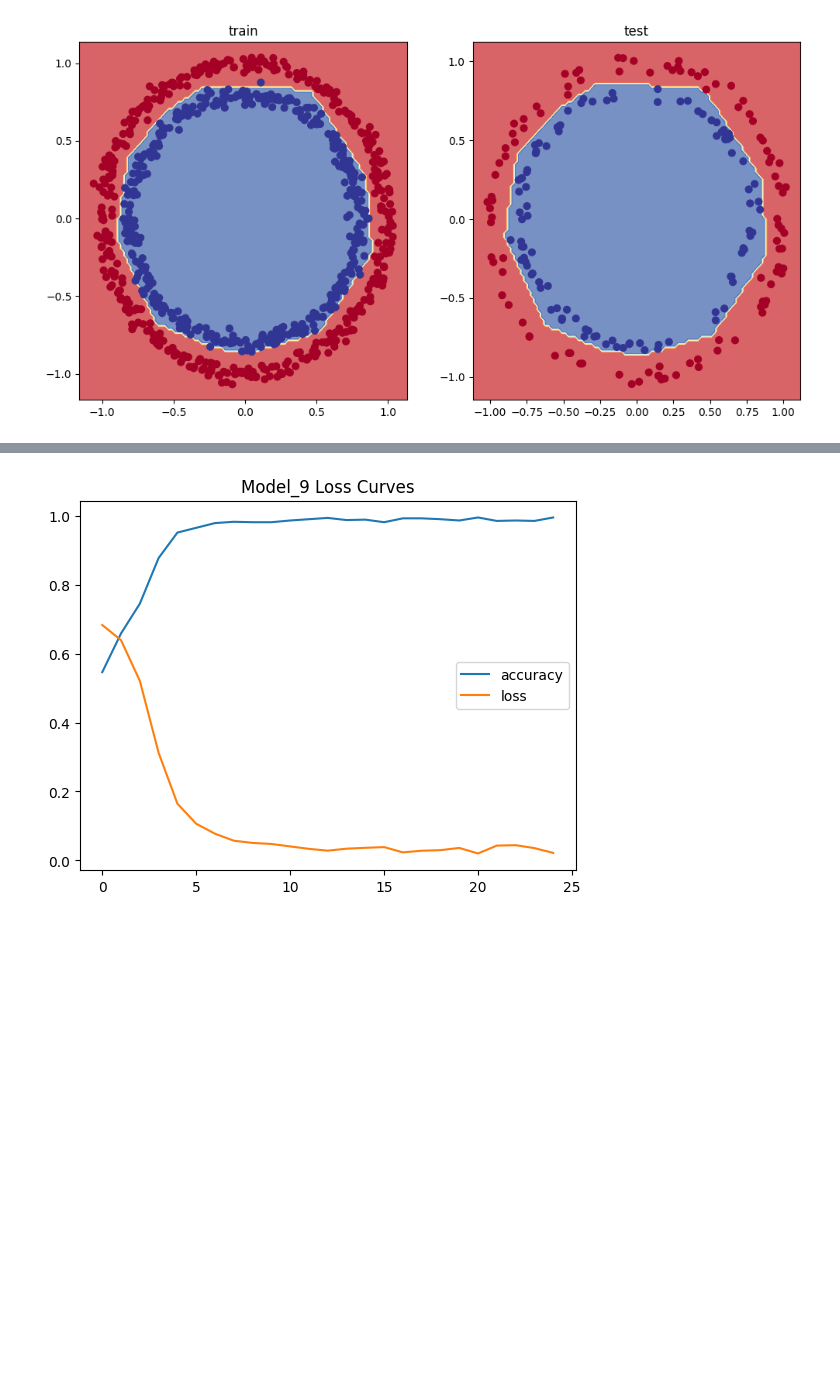
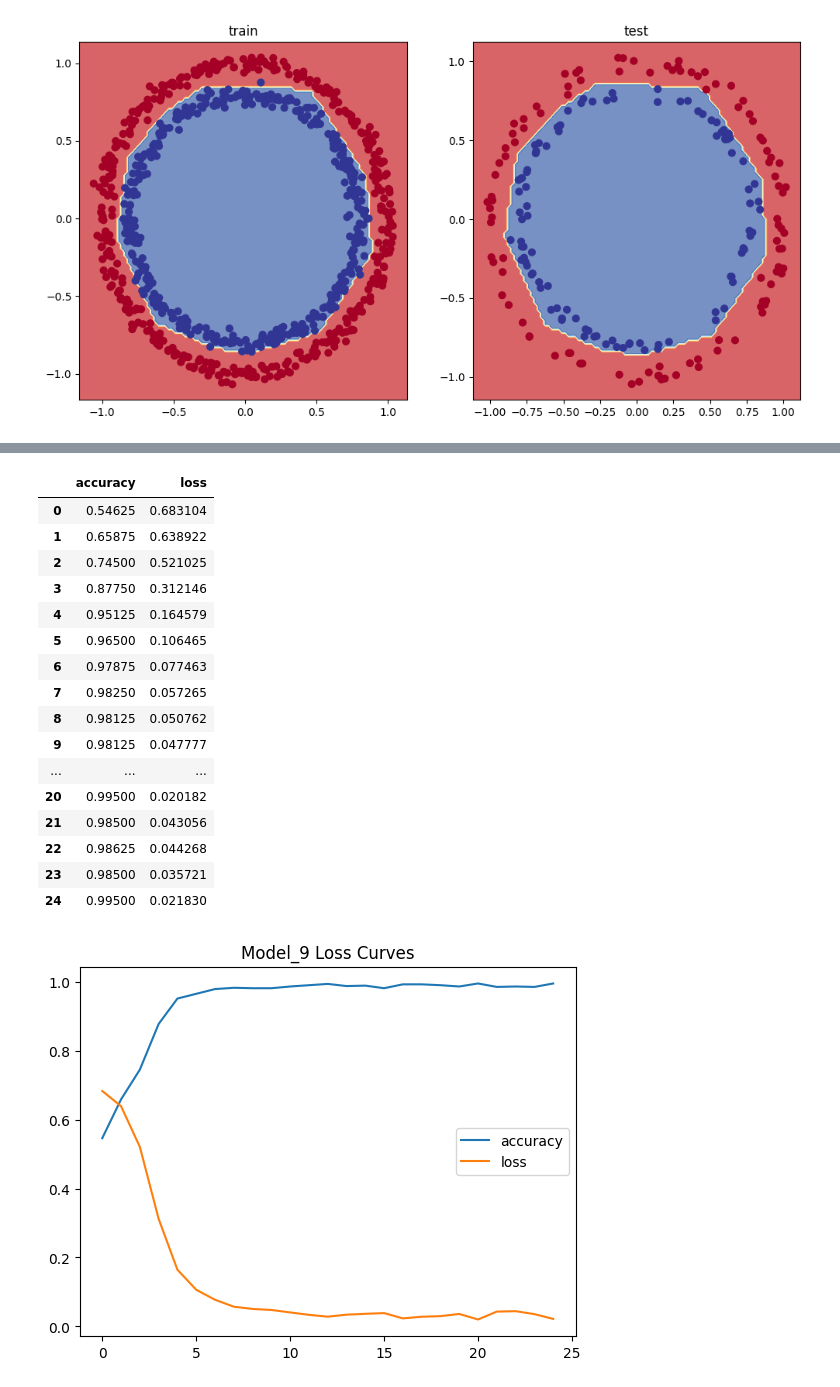
Before and after one commit to Achyran/Achyran-TensorFlowNotes, a Jupyter notebook: 02_nural_network_classification_with_tensorflow.ipynb, the cells around one changed output, grey strips where cells are left out. Drawn from its saved outputs; the diff is of its cells as text; code cells hidden in the pictures; blank space fills up the shorter version.

```diff
--- a/02_nural_network_classification_with_tensorflow.ipynb
+++ b/02_nural_network_classification_with_tensorflow.ipynb
@@ -645,2 +667,23 @@ Doing Binary Classification
+# %%
+history_9_DataFrame = pd.DataFrame(history_9.history)
+history_9_DataFrame
+# %% [output]
+|  | accuracy | loss |
+| 0 | 0.54625 | 0.683104 |
+| 1 | 0.65875 | 0.638922 |
+| 2 | 0.74500 | 0.521025 |
+| 3 | 0.87750 | 0.312146 |
+| 4 | 0.95125 | 0.164579 |
+| 5 | 0.96500 | 0.106465 |
+| 6 | 0.97875 | 0.077463 |
+| 7 | 0.98250 | 0.057265 |
+| 8 | 0.98125 | 0.050762 |
+| 9 | 0.98125 | 0.047777 |
+| ... | ... | ... |
+| 20 | 0.99500 | 0.020182 |
+| 21 | 0.98500 | 0.043056 |
+| 22 | 0.98625 | 0.044268 |
+| 23 | 0.98500 | 0.035721 |
+| 24 | 0.99500 | 0.021830 |
 # %%
 #Visualise the history
```
Also changed, not shown: parts of 4 cells of this notebook.
